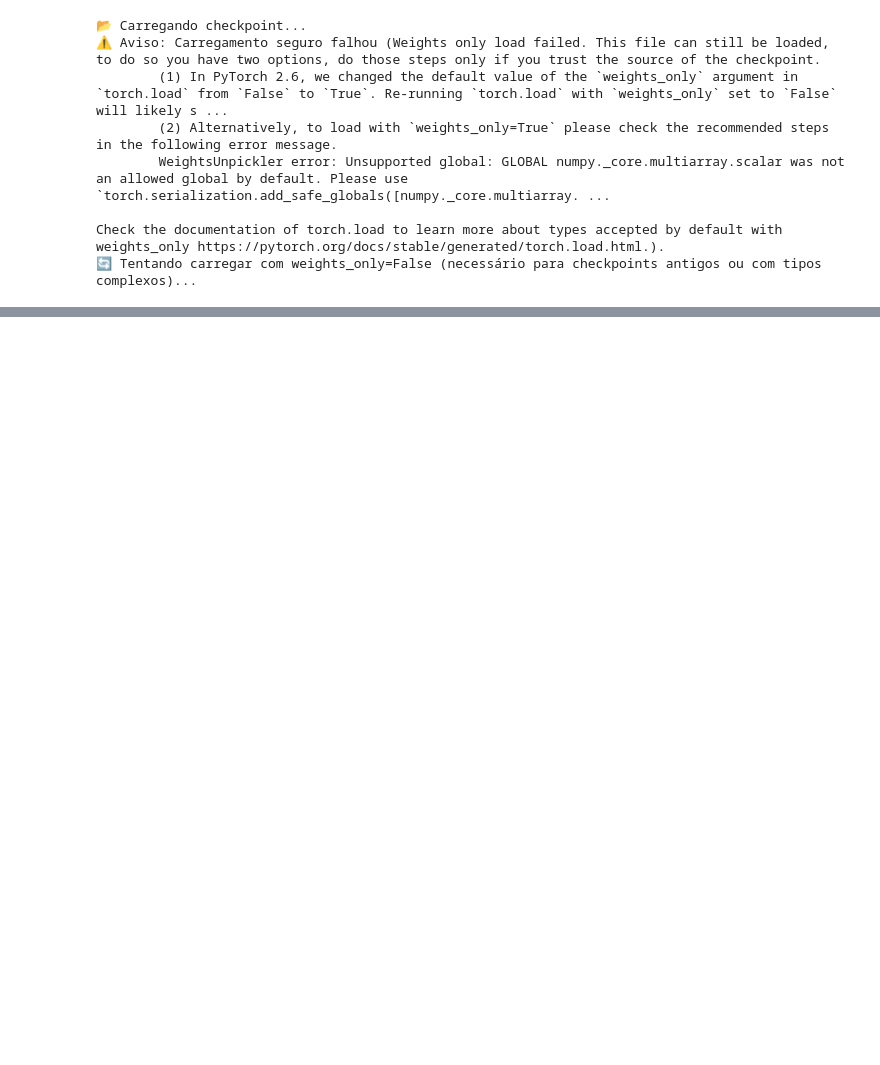
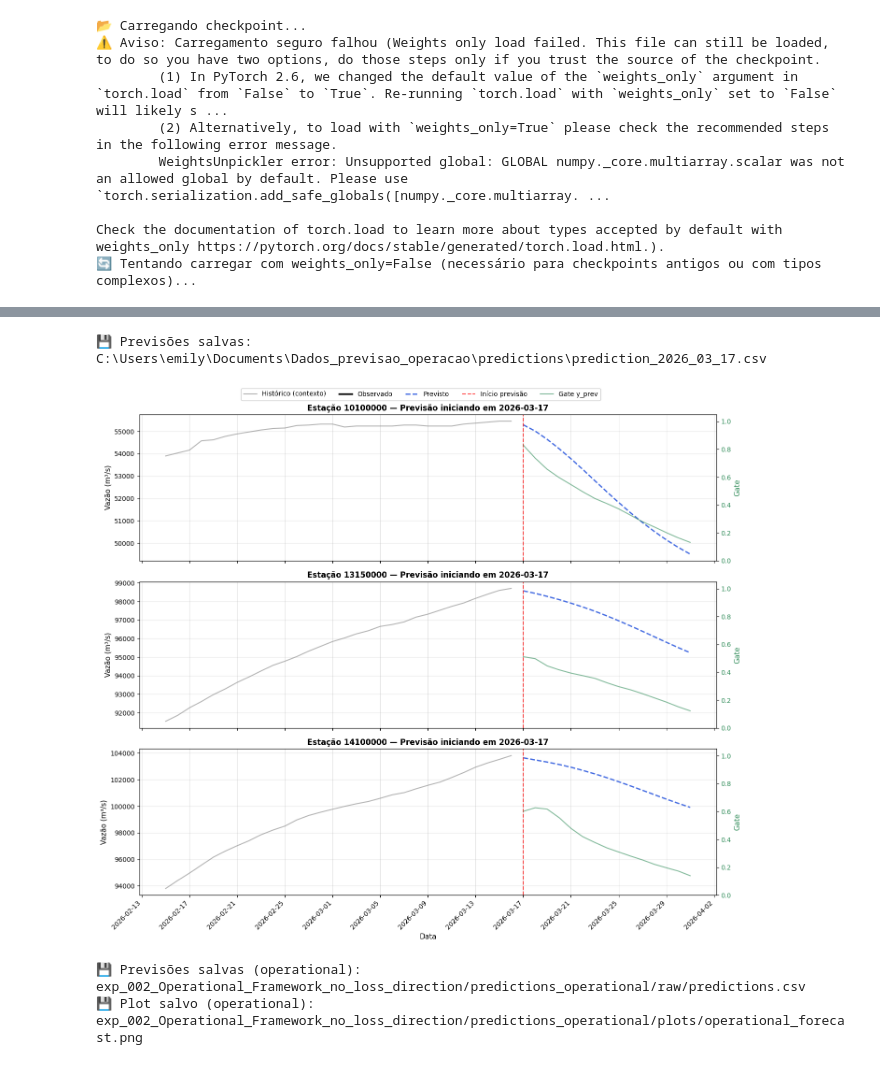
Before and after one commit to emilyamn/LSTM_Model_Amazon_Basins, a Jupyter notebook: notebooks/04_predicting_with_model_inference.ipynb, the cells around one changed output, grey strips where cells are left out. Drawn from its saved outputs; the diff is of its cells as text; code cells hidden in the pictures; blank space fills up the shorter version.

```diff
--- a/notebooks/04_predicting_with_model_inference.ipynb
+++ b/notebooks/04_predicting_with_model_inference.ipynb
@@ -268,5 +274,5 @@ print("\n✅ Todas as derivadas preenchidas!")
 # %%
-MODELS_DIR = root_folder / "models/modelo_hidrologico_to_operational_version.pth"
+MODELS_DIR = root_folder / "models/modelo_hidrologico_to_operational_version_no_dirloss.pth"
 
 # Configuração
 DEVICE = "cuda" if torch.cuda.is_available() else "cpu"
@@ -303,7 +309,7 @@ ds_inference = create_dataset_for_inference(
     temporal_features=temporal_features,
     api_k_list=api_k_list,
     static_keys=static_keys,
-    reference_dates=['2026-03-16'],
+    reference_dates=reference_dates,
     forcings="P"
 )
 
@@ -632,0 +406,44 @@ Error:
+# %%
+df_preds = convert_predictions_to_df(
+    preds=preds,
+    reference_dates=reference_dates,
+    stations=stations,
+    save_path=r"C:\Users\emily\Documents\Dados_previsao_operacao\predictions"
+)
+# %% [output]
+💾 Previsões salvas: C:\Users\emily\Documents\Dados_previsao_operacao\predictions\prediction_2026_03_17.csv
+# %%
+figs = plot_predictions_with_context(
+    preds=preds,
+    obs=obs,
+    stations=meta["stations"],
+    df=combined_df,
+    forecast_dates=dates,
+    n_samples=1,
+    context_days=30,
+    baseline_last=None,
+    g_seq=g_seq,
+    return_fig=True,
+    show=True # Exibe
+)
+# %% [output]
+[figure, added]
+# %%
+# Salvar previsões operacionais
+save_predictions(
+    df=df_preds,
+    experiment_name=experiment_name,
+    mode="operational"
+)
+
+for fig in figs:
+    # Salvar plots operacionais
+    save_plot(
+        fig=fig,
+        experiment_name=experiment_name,
+        mode="operational",
+        name="operational_forecast.png"
+    )
+# %% [output]
+💾 Previsões salvas (operational): exp_002_Operational_Framework_no_loss_direction/predictions_operational/raw/predictions.csv
+💾 Plot salvo (operational): exp_002_Operational_Framework_no_loss_direction/predictions_operational/plots/operational_forecast.png
```
Also changed, not shown: parts of 10 cells of this notebook, 37 other files.
